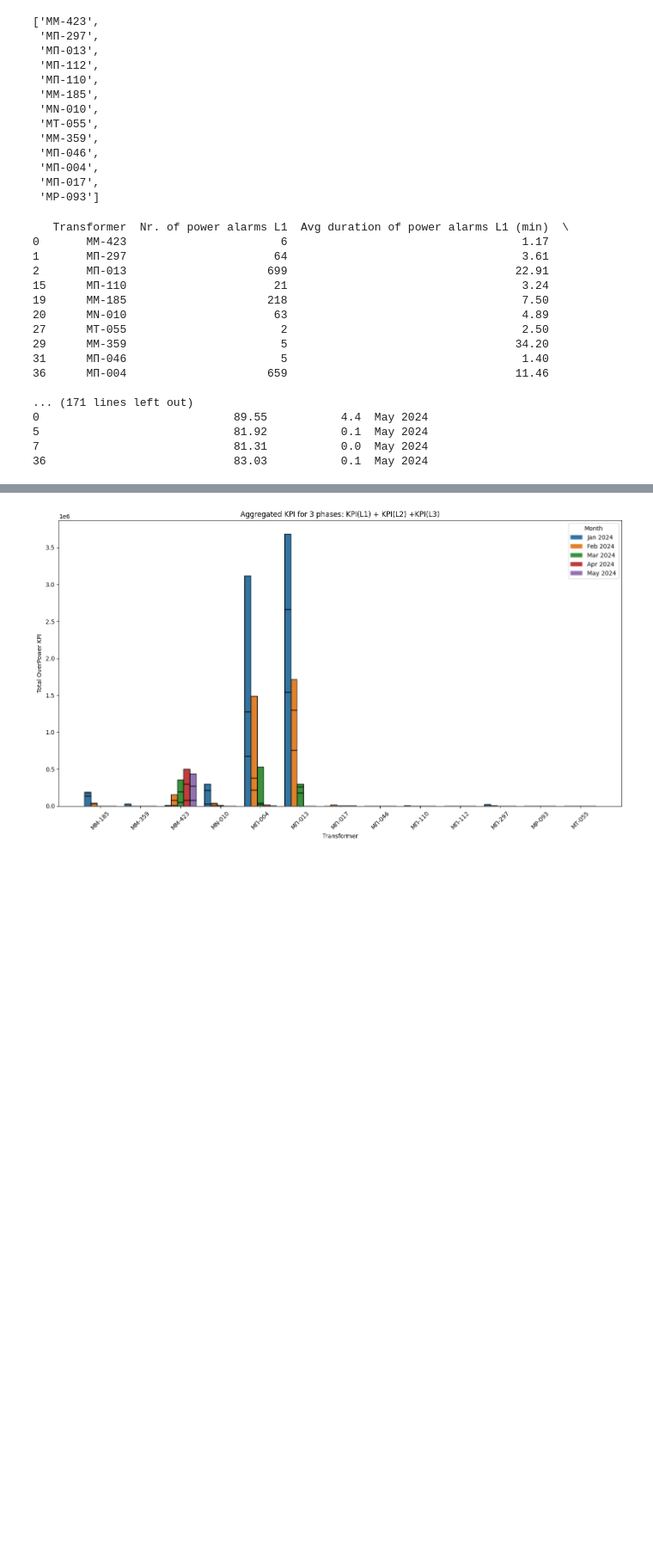
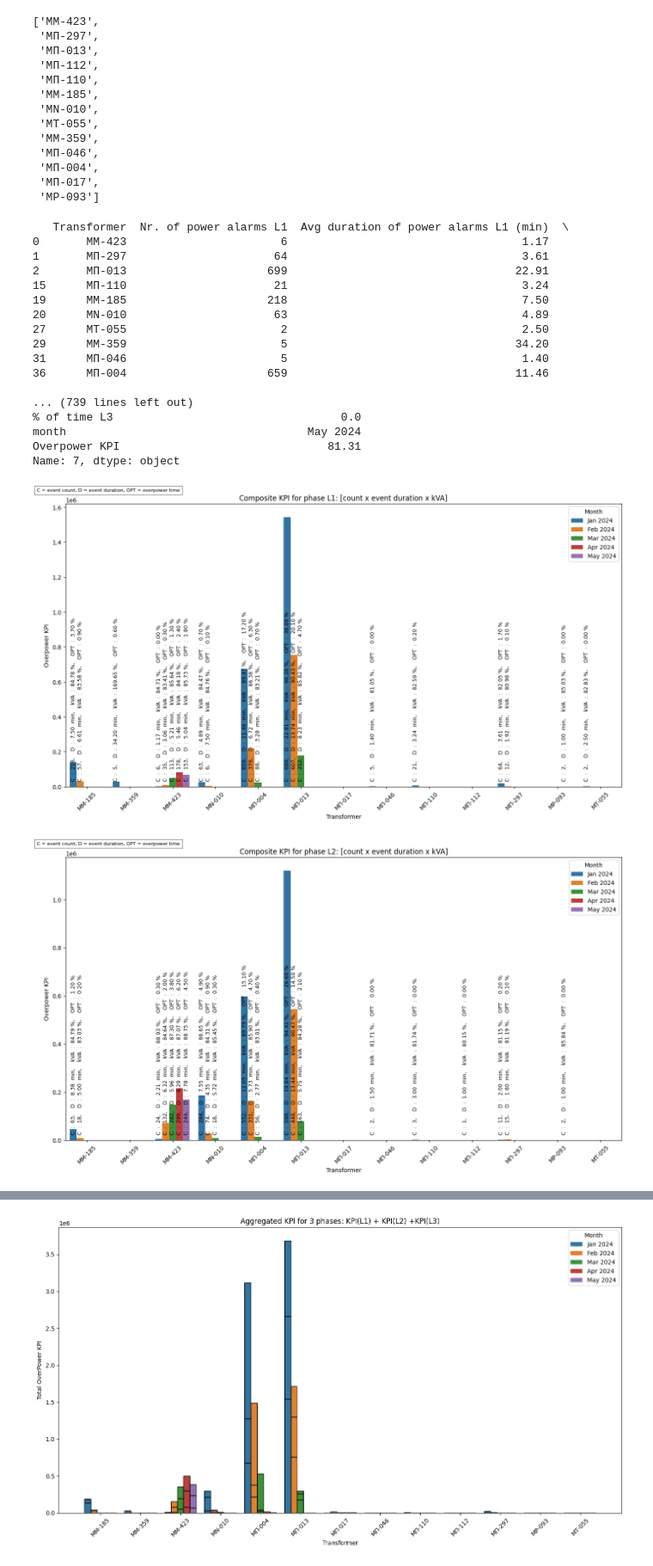
Before and after one commit to AimiliaPapagiannaki/thingsboard, a Jupyter notebook: mi6/HEDNOKPIs/convolutedKPIs/plotKPIs_perphase.ipynb, the cells around one changed output, grey strips where cells are left out. Shown at 86% size. Cells and saved outputs as stored; diff of their text form; code cells hidden in the pictures; blank space fills up the shorter version.

Commit message:
Updated all plots with full month data

```diff
--- a/mi6/HEDNOKPIs/convolutedKPIs/plotKPIs_perphase.ipynb
+++ b/mi6/HEDNOKPIs/convolutedKPIs/plotKPIs_perphase.ipynb
@@ -113,36 +113,38 @@ for ph in ['L1', 'L2', 'L3']:
         common_df['% of time ' + ph] = 0.0
         summary = pd.concat([summary,common_df])
 
         df = pd.concat([df, summary])
 
 
     # print(df)
     df['Overpower KPI'] = df['Nr. of power alarms ' + ph] * df['Avg % of exceeding threshold ' + ph] * df['Avg duration of power alarms ' + ph + ' (min)']
     df = df.round({'Overpower KPI': 2})
 
     # Map the custom order to the second column
     df['custom'] = df['month'].map(custom_dict)
     # Sort the DataFrame by the first column ascending and the custom order of the second column
     df = df.sort_values(by=['custom','Transformer'])
     # Drop the auxiliary column used for sorting
     df = df.drop(columns=['custom'])
     # df.to_excel('phase'+ph+'.xlsx', index=False)
-    # plotfig(df, ph)
+    plotfig(df, ph)
 # %% [output]
    Transformer  Nr. of power alarms L1  Avg duration of power alarms L1 (min)  \
 0       ΜΜ-423                       6                                   1.17
 1       ΜΠ-297                      64                                   3.61
 2       ΜΠ-013                     699                                  22.91
 15      ΜΠ-110                      21                                   3.24
 19      MM-185                     218                                   7.50
 20      ΜΝ-010                      63                                   4.89
 27      ΜΤ-055                       2                                   2.50
 29      MM-359                       5                                  34.20
 31      ΜΠ-046                       5                                   1.40
 36      ΜΠ-004                     659                                  11.46
 
-... (171 lines left out)
-0                             89.55           4.4  May 2024
-5                             81.92           0.1  May 2024
-7                             81.31           0.0  May 2024
-36                            83.03           0.1  May 2024
+... (739 lines left out)
+% of time L3                                  0.0
+month                                    May 2024
+Overpower KPI                               81.31
+Name: 7, dtype: object
+[figure, added]
+[figure, added]
```
Also changed, not shown: parts of 1 cell of this notebook, 2 other files.
